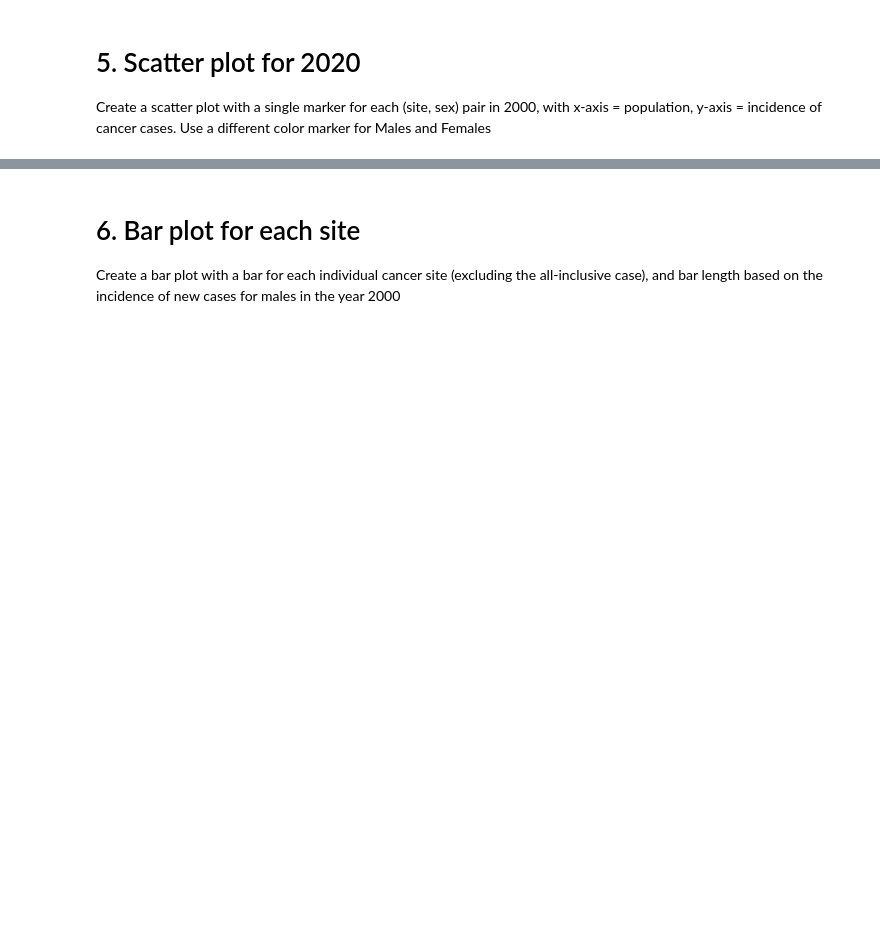
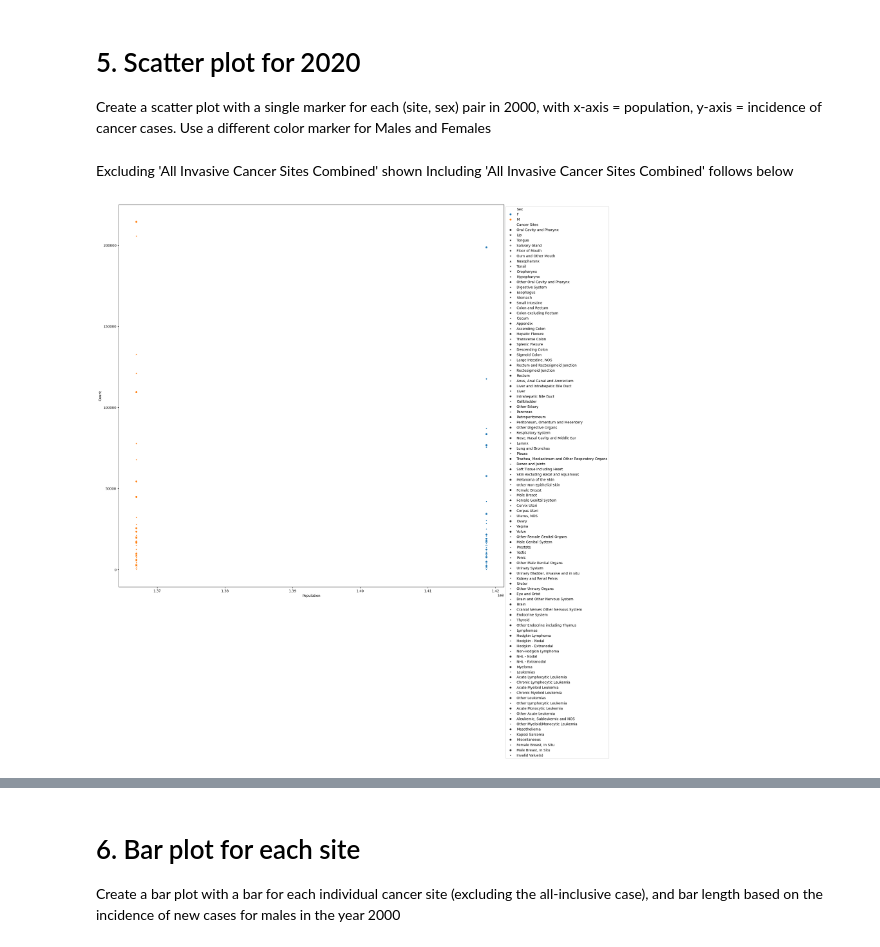
Before and after one commit to robinphurtado/Assignment1, a Jupyter notebook: notebooks/assignment1-1.ipynb, the cells around one changed output, grey strips where cells are left out. Drawn from its saved outputs; the diff is of its cells as text; code cells hidden in the pictures; blank space fills up the shorter version.

```diff
--- a/notebooks/assignment1-1.ipynb
+++ b/notebooks/assignment1-1.ipynb
@@ -82,3 +283,15 @@ Create a line plot for All Invasive Cancer Sites with x-axis = year, y-axis = in
 # 5. Scatter plot for 2020
 
 Create a scatter plot with a single marker for each (site, sex) pair in 2000, with x-axis = population, y-axis = incidence of cancer cases. Use a different color marker for Males and Females
+# %% [markdown]
+Excluding 'All Invasive Cancer Sites Combined' shown
+Including 'All Invasive Cancer Sites Combined' follows below
+# %%
+#choose just the results for year 2000 excluding all invasive combined
+df_year2000_results_exl_allinv = df_cancer_clean_nonredundant_excl_allinv[df_cancer_clean_nonredundant_excl_allinv['Year'] == 2000]
+plt.figure(figsize=(20.0, 20.0))
+sns.scatterplot(data = df_year2000_results_exl_allinv, x='Population', y='Count', hue='Sex', style='Cancer Sites')
+plt.legend(loc='upper left', bbox_to_anchor=(1, 1))
+plt.show()
+# %% [output]
+[figure, added]
```
Also changed, not shown: parts of 25 cells of this notebook, 1 other file.
